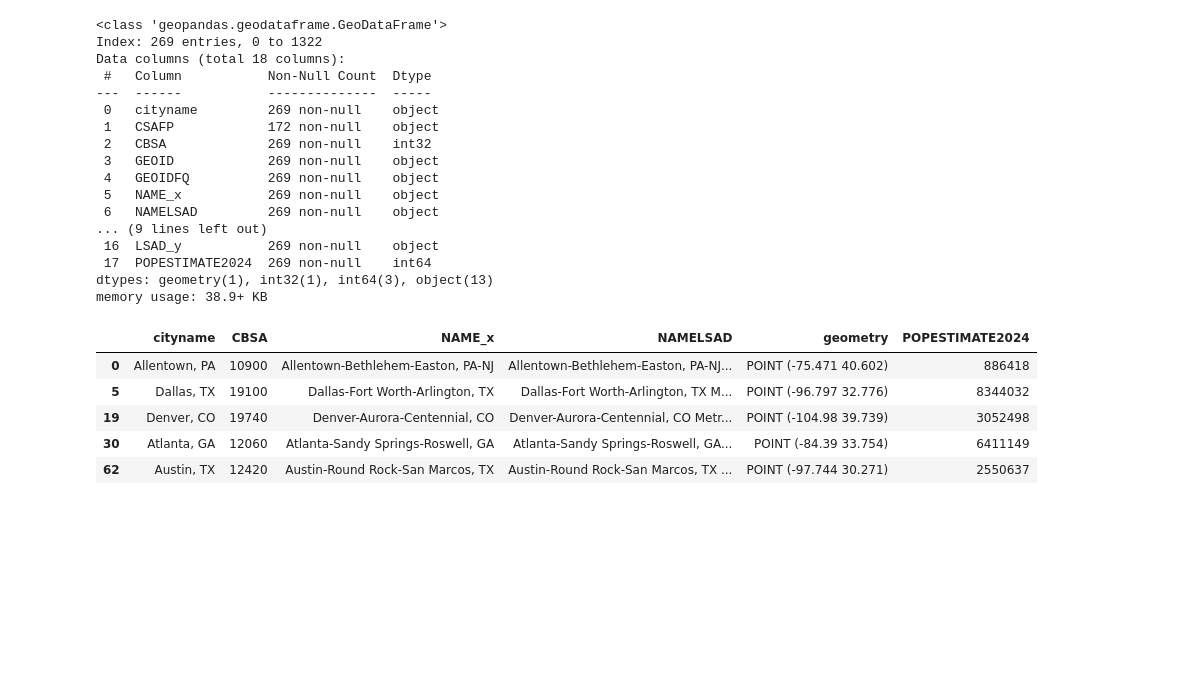
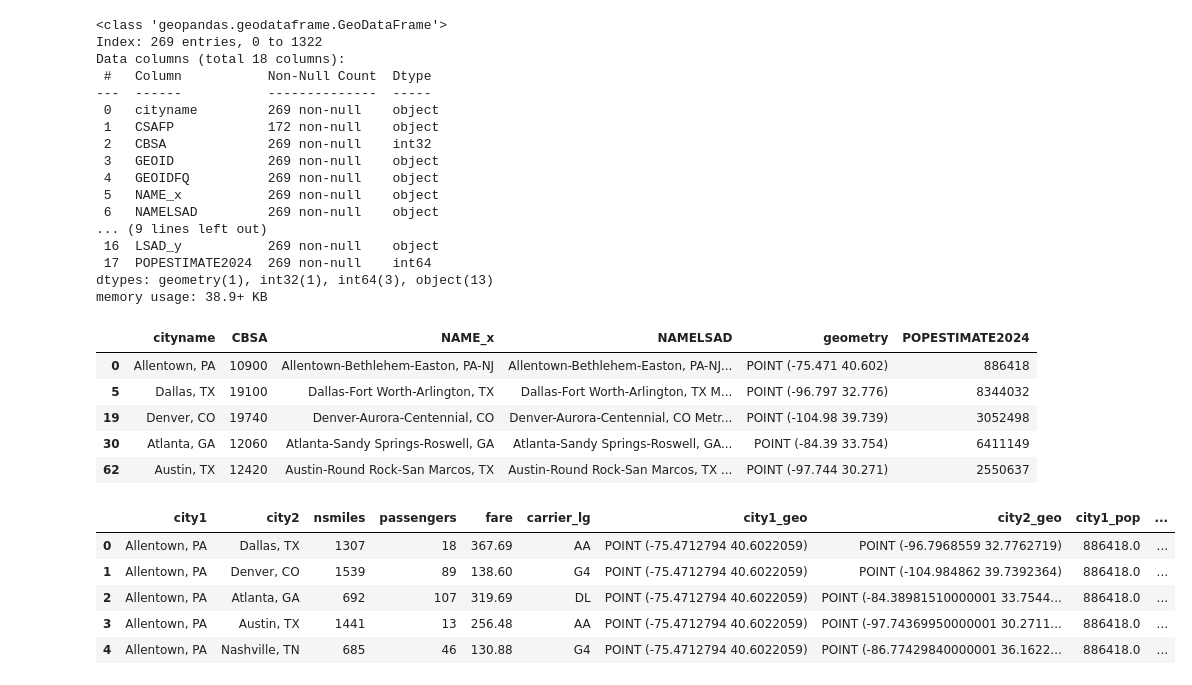
Before and after one commit to olublin/PDEW_Predict, a Jupyter notebook: PDEW_model.ipynb, the cells around one changed output. Cells and saved outputs as stored; diff of their text form; code cells hidden in the pictures; blank space fills up the shorter version.

```diff
--- a/PDEW_model.ipynb
+++ b/PDEW_model.ipynb
@@ -280,0 +295,9 @@ all_pdew['city2_geo'] = all_pdew['city2'].map(geo_map)
+# %%
+all_pdew.head()
+# %% [output]
+|  | city1 | city2 | nsmiles | passengers | fare | carrier_lg | city1_geo | city2_geo | city1_pop | ... |
+| 0 | Allentown, PA | Dallas, TX | 1307 | 18 | 367.69 | AA | POINT (-75.4712794 40.6022059) | POINT (-96.7968559 32.7762719) | 886418.0 | ... |
+| 1 | Allentown, PA | Denver, CO | 1539 | 89 | 138.60 | G4 | POINT (-75.4712794 40.6022059) | POINT (-104.984862 39.7392364) | 886418.0 | ... |
+| 2 | Allentown, PA | Atlanta, GA | 692 | 107 | 319.69 | DL | POINT (-75.4712794 40.6022059) | POINT (-84.38981510000001 33.7544... | 886418.0 | ... |
+| 3 | Allentown, PA | Austin, TX | 1441 | 13 | 256.48 | AA | POINT (-75.4712794 40.6022059) | POINT (-97.74369950000001 30.2711... | 886418.0 | ... |
+| 4 | Allentown, PA | Nashville, TN | 685 | 46 | 130.88 | G4 | POINT (-75.4712794 40.6022059) | POINT (-86.77429840000001 36.1622... | 886418.0 | ... |
```
Also changed, not shown: parts of 13 cells of this notebook.
